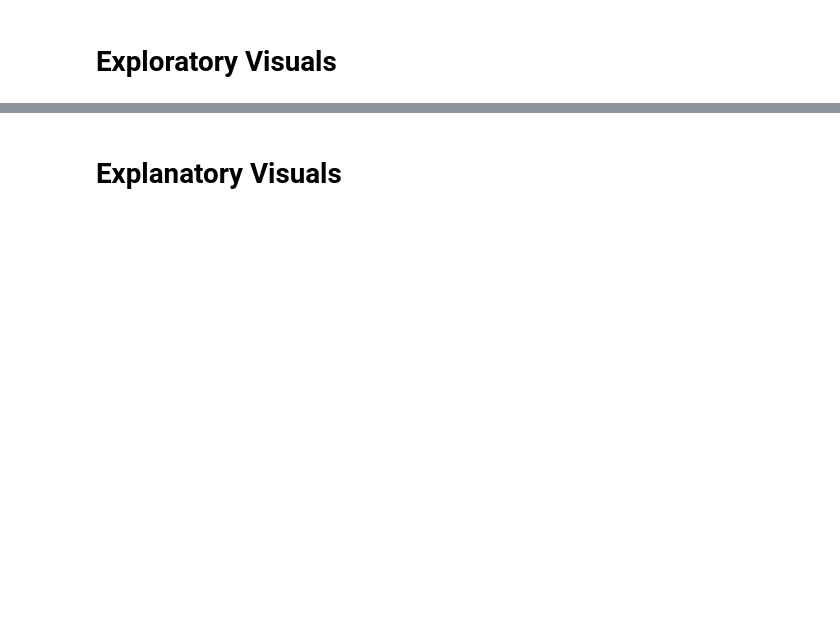
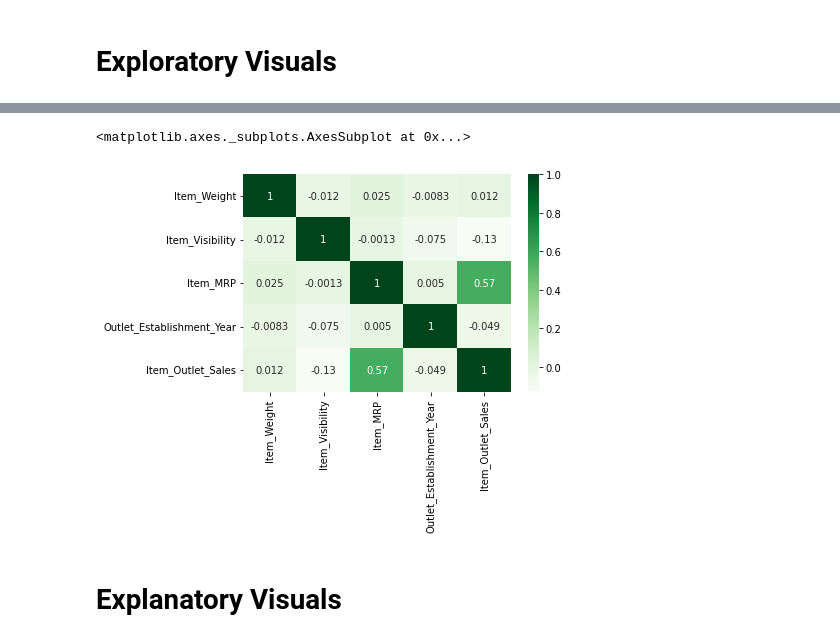
Before and after one commit to Ammon-Snell/Sales-predictions, a Jupyter notebook: Untitled0.ipynb, the cells around one changed output, grey strips where cells are left out. Cells and saved outputs as stored; diff of their text form; code cells hidden in the pictures; blank space fills up the shorter version.

```diff
--- a/Untitled0.ipynb
+++ b/Untitled0.ipynb
@@ -220,2 +228,9 @@ dtype: float64
+# %%
+# 3. Heatmap
+corr = sales_df.corr()
+sns.heatmap(corr, cmap = 'Greens', annot = True)
+# %% [output]
+<matplotlib.axes._subplots.AxesSubplot at 0x...>
+[figure, added]
 # %% [markdown]
 # **Explanatory Visuals**
```
Also changed, not shown: parts of 7 cells of this notebook.
